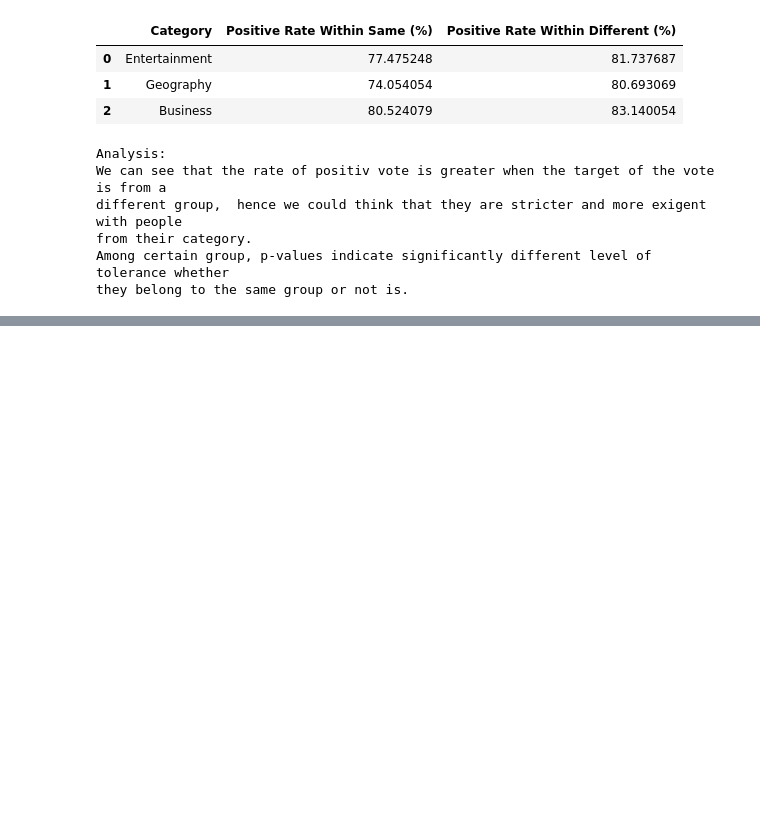
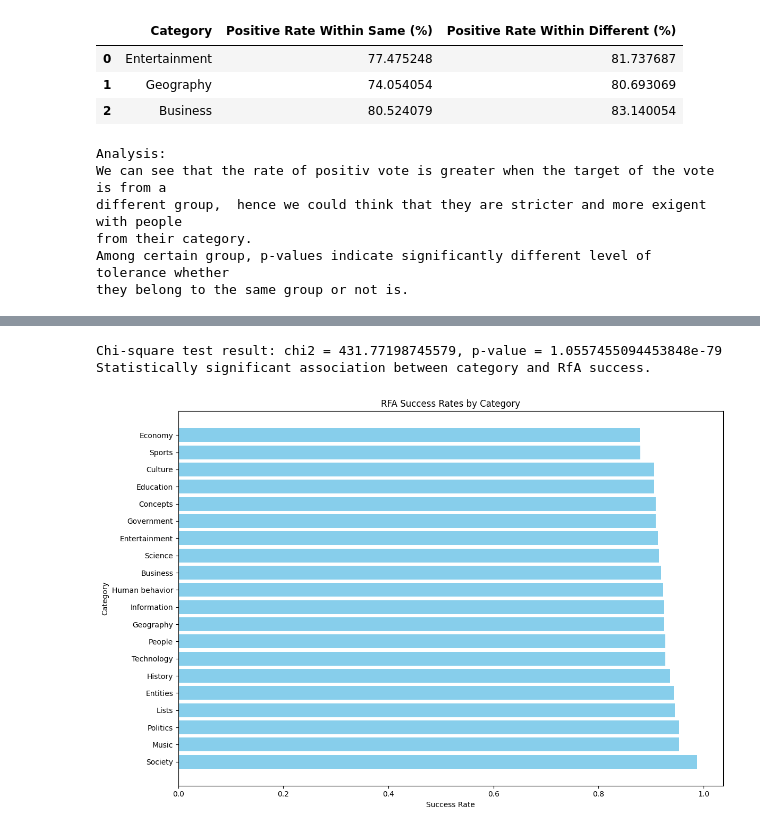
Before and after one commit to epfl-ada/ada-2024-project-supercoolteamname2024, a Jupyter notebook: Result.ipynb, the cells around one changed output, grey strips where cells are left out. Cells and saved outputs as stored; diff of their text form; code cells hidden in the pictures; blank space fills up the shorter version.

```diff
--- a/Result.ipynb
+++ b/Result.ipynb
@@ -338,0 +630,22 @@ they belong to the same group or not is.
+# %%
+
+# Display chi-square test results
+print(f"Chi-square test result: chi2 = {chi2}, p-value = {p_value}")
+if p_value < 0.05:
+    print("Statistically significant association between category and RfA success.")
+else:
+    print("No statistically significant association between category and RfA success.")
+
+# Step 5: Plotting success rates by category
+success_data_sorted = success_data.sort_values(by='Success_Rate', ascending=False)
+plt.figure(figsize=(12, 8))
+plt.barh(success_data_sorted.index, success_data_sorted['Success_Rate'], color='skyblue')
+plt.xlabel('Success Rate')
+plt.ylabel('Category')
+plt.title('RFA Success Rates by Category')
+plt.tight_layout()
+plt.show()
+# %% [output]
+Chi-square test result: chi2 = 431.77198745579, p-value = 1.0557455094453848e-79
+Statistically significant association between category and RfA success.
+[figure, added]
```
Also changed, not shown: parts of 14 cells of this notebook, 2 other files.
